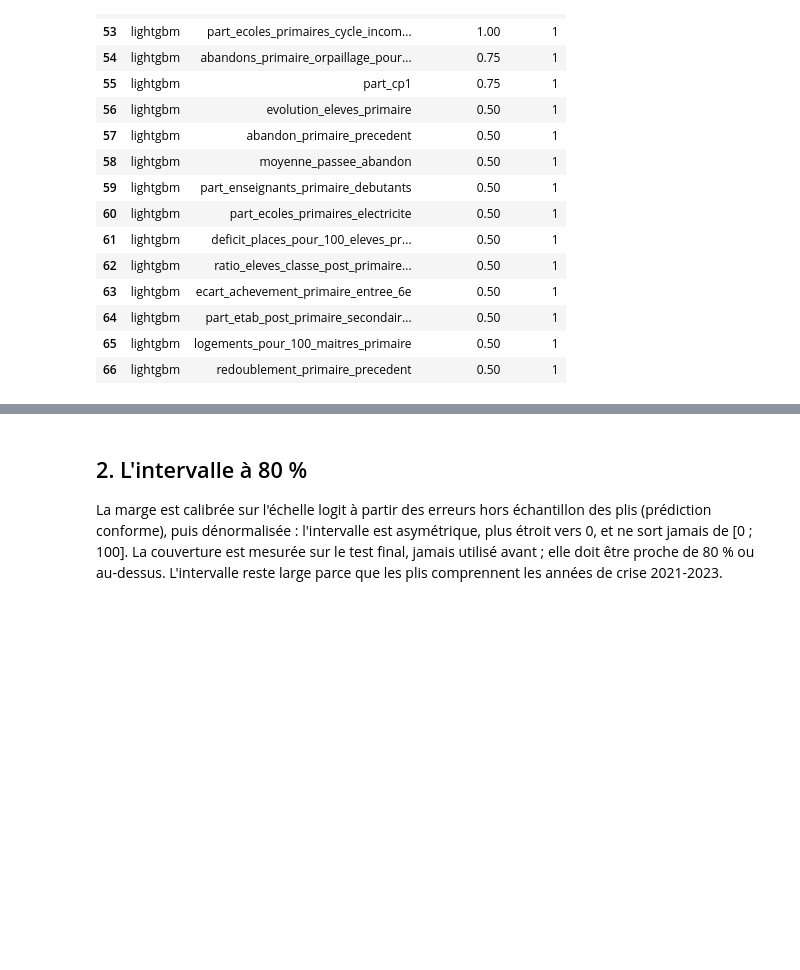
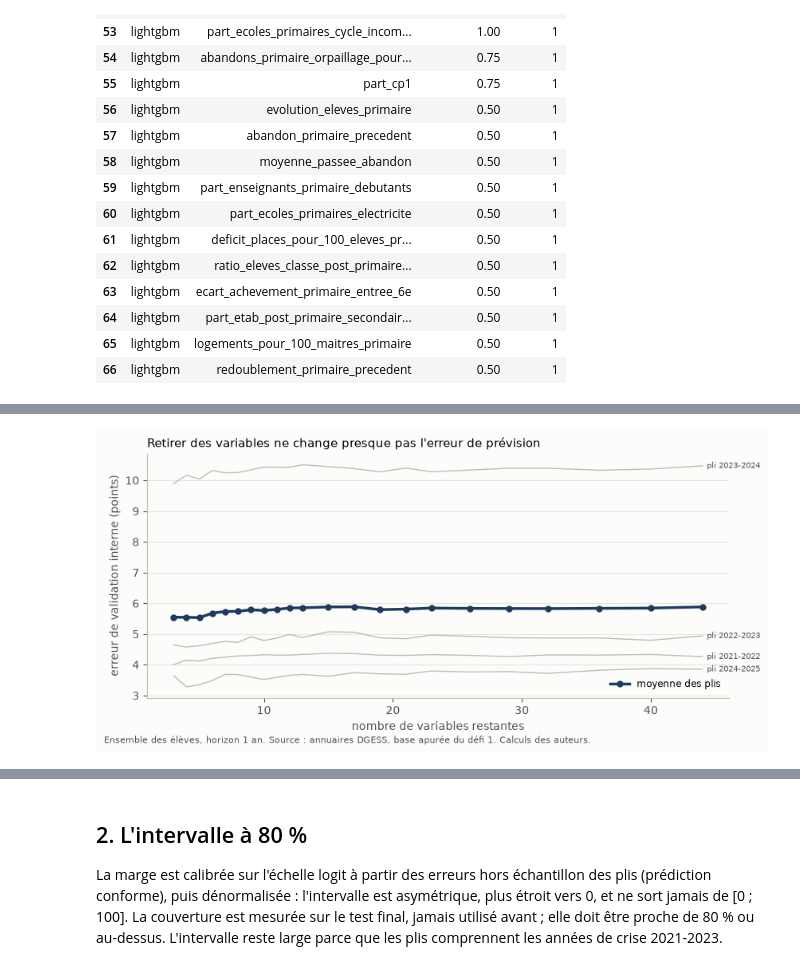
Before and after one commit to datachallenge-edu-bf/sentinelle-scolaire-defi1, a Jupyter notebook: notebooks/04b_modelisation.ipynb, the cells around one changed output, grey strips where cells are left out. Drawn from its saved outputs; the diff is of its cells as text; code cells hidden in the pictures; blank space fills up the shorter version.

Commit message:
Élimination récursive des variables guidée par SHAP, refaite dans chaque pli : nouveau modèle de prévision et courbe d'élimination pour l'explication du niveau habituel

```diff
--- a/notebooks/04b_modelisation.ipynb
+++ b/notebooks/04b_modelisation.ipynb
@@ -129,0 +136,19 @@ v[(v["horizon"] == 1) & (v["modele"] == "lightgbm")].head(15)
+# %%
+c = tables["courbe_elimination_prevision_ensemble"]
+c = c[c["horizon"] == 1]
+large = c.pivot_table(index="nombre_de_variables", columns="annee_cible", values="erreur_validation_interne")
+fig, ax = plt.subplots(figsize=(8.5, 4))
+for annee in large.columns:
+    ax.plot(large.index, large[annee], color="#bdbcb6", lw=1)
+    ax.annotate(f"pli {annee}", (large.index[-1], large[annee].iloc[-1]), xytext=(4, 0),
+                textcoords="offset points", fontsize=7.5, color="#52514e", va="center")
+moyenne = large.mean(axis=1)
+ax.plot(moyenne.index, moyenne.values, color="#1f3a5f", lw=2.5, marker="o", ms=5, label="moyenne des plis")
+ax.set_xlabel("nombre de variables restantes")
+ax.set_ylabel("erreur de validation interne (points)")
+ax.grid(axis="y", color="#e6e5e0"); ax.legend(frameon=False, fontsize=8.5)
+ax.set_title("Retirer des variables ne change presque pas l'erreur de prévision", loc="left", fontsize=11)
+fig.text(0.01, 0.005, "Ensemble des élèves, horizon 1 an. " + SOURCE, fontsize=8, color="#52514e")
+plt.tight_layout(); plt.show()
+# %% [output]
+[figure, added]
```
Also changed, not shown: parts of 9 cells of this notebook, 16 other files.
